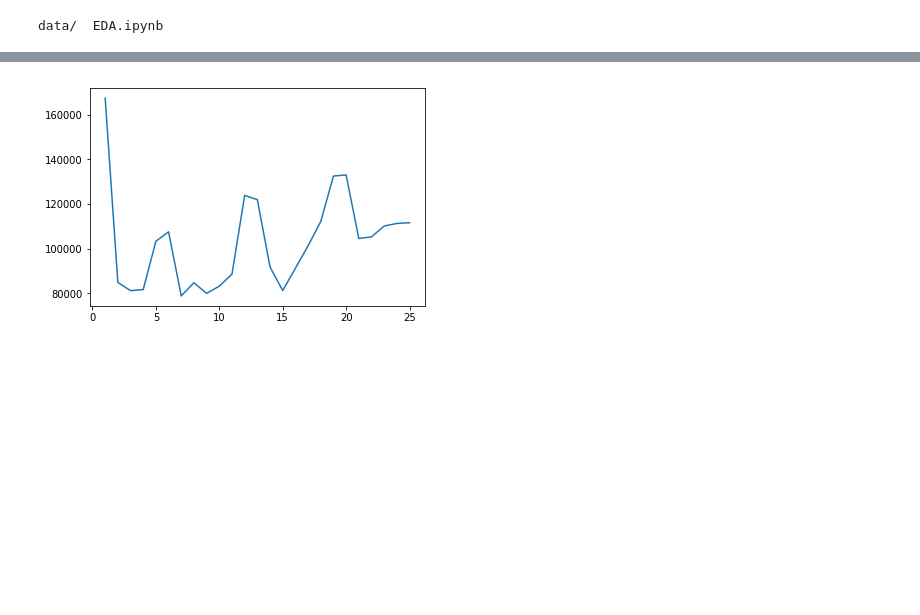
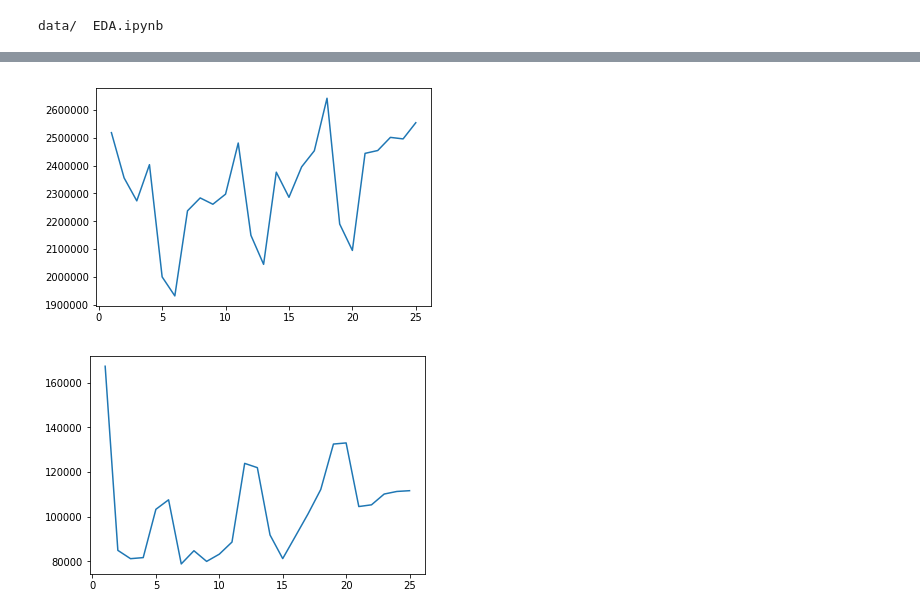
Before and after one commit to zhusleep/city_cal, a Jupyter notebook: EDA.ipynb, the cells around one changed output, grey strips where cells are left out. Cells and saved outputs as stored; diff of their text form; code cells hidden in the pictures; blank space fills up the shorter version.

```diff
--- a/EDA.ipynb
+++ b/EDA.ipynb
@@ -25,3 +25,10 @@ plt.show()
+# %%
+from matplotlib import pyplot as plt
+plt.figure()
+plt.plot(range(1,26),daily_count)
+plt.show()
+# %% [output]
+[figure, added]
 # %%
 from matplotlib import pyplot as plt
 plt.figure()
```
Also changed, not shown: parts of 6 cells of this notebook.
